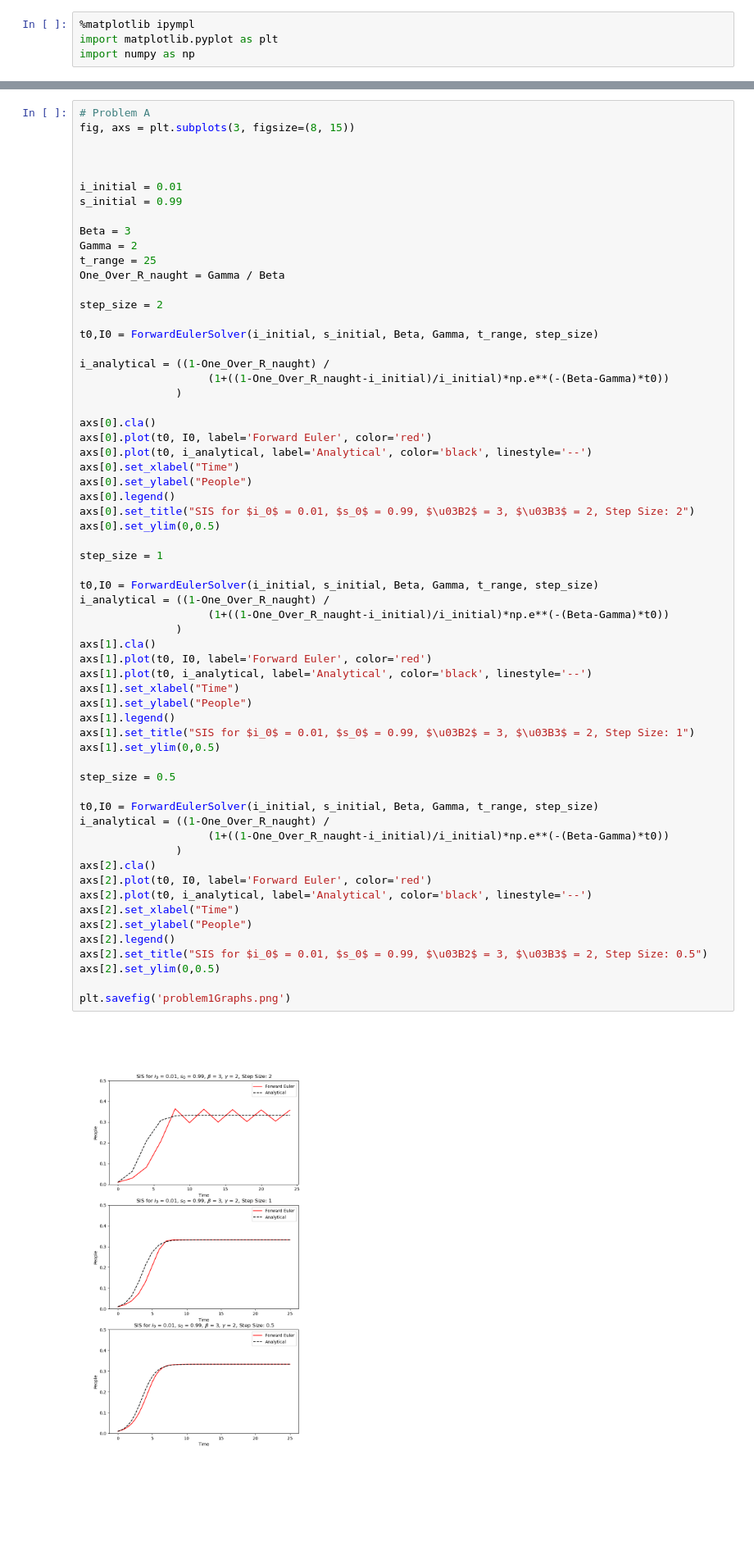
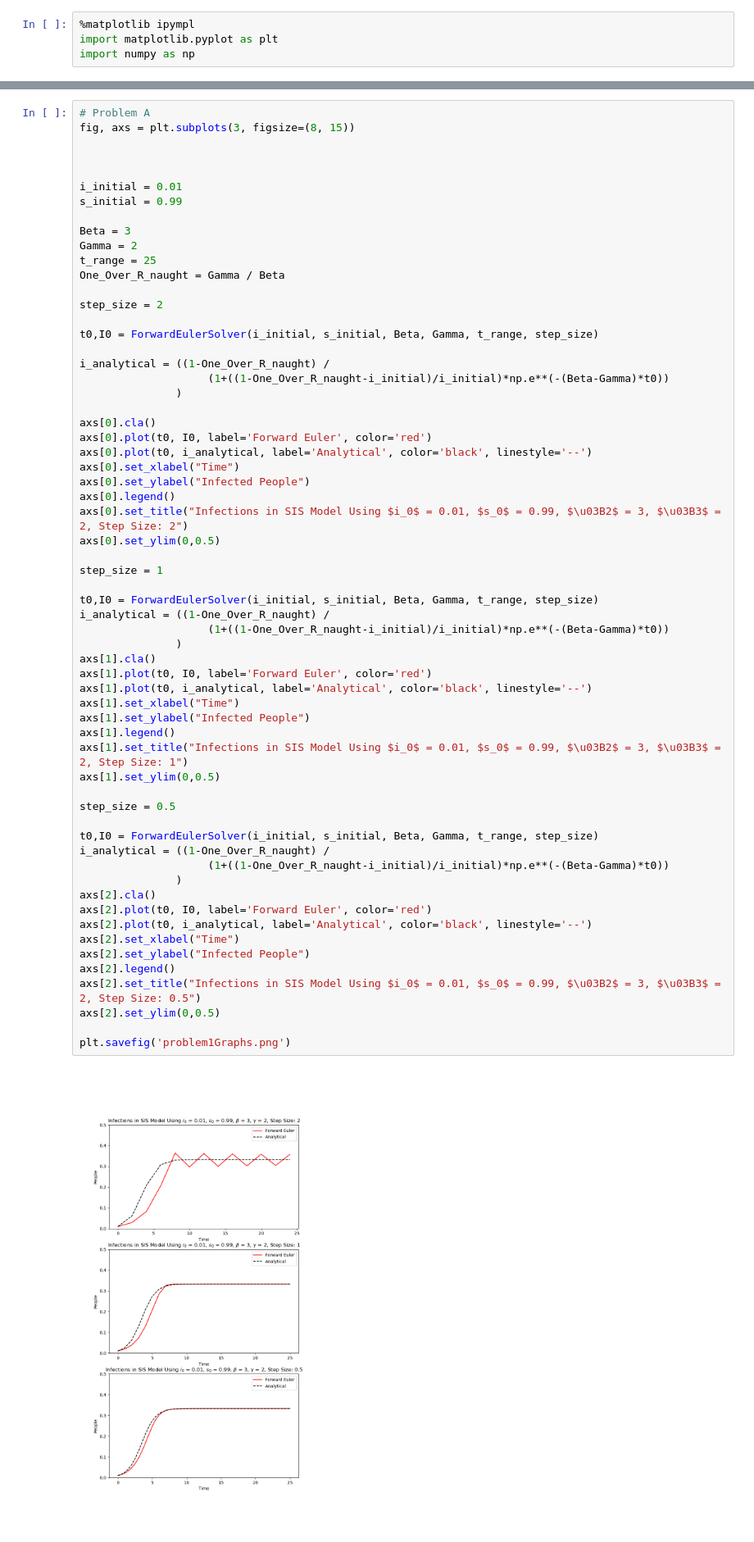
Before and after one commit to mide5396/CSCI4830-Infectious-Disease-Modeling, a Jupyter notebook: Homework 2/problem1.ipynb, the cells around one changed output, grey strips where cells are left out. Shown: that part at 82% size. Drawn from its saved outputs; the diff is of its cells as text; blank space fills up the shorter version.

```diff
--- a/Homework 2/problem1.ipynb
+++ b/Homework 2/problem1.ipynb
@@ -54,44 +54,44 @@ axs[0].cla()
 axs[0].plot(t0, I0, label='Forward Euler', color='red')
 axs[0].plot(t0, i_analytical, label='Analytical', color='black', linestyle='--')
 axs[0].set_xlabel("Time")
-axs[0].set_ylabel("People")
+axs[0].set_ylabel("Infected People")
 axs[0].legend()
-axs[0].set_title("SIS for $i_0$ = 0.01, $s_0$ = 0.99, $\u03B2$ = 3, $\u03B3$ = 2, Step Size: 2")
+axs[0].set_title("Infections in SIS Model Using $i_0$ = 0.01, $s_0$ = 0.99, $\u03B2$ = 3, $\u03B3$ = 2, Step Size: 2")
 axs[0].set_ylim(0,0.5)
 
 step_size = 1
 
 t0,I0 = ForwardEulerSolver(i_initial, s_initial, Beta, Gamma, t_range, step_size)
 i_analytical = ((1-One_Over_R_naught) /
                     (1+((1-One_Over_R_naught-i_initial)/i_initial)*np.e**(-(Beta-Gamma)*t0))
                )
 axs[1].cla()
 axs[1].plot(t0, I0, label='Forward Euler', color='red')
 axs[1].plot(t0, i_analytical, label='Analytical', color='black', linestyle='--')
 axs[1].set_xlabel("Time")
-axs[1].set_ylabel("People")
+axs[1].set_ylabel("Infected People")
 axs[1].legend()
-axs[1].set_title("SIS for $i_0$ = 0.01, $s_0$ = 0.99, $\u03B2$ = 3, $\u03B3$ = 2, Step Size: 1")
+axs[1].set_title("Infections in SIS Model Using $i_0$ = 0.01, $s_0$ = 0.99, $\u03B2$ = 3, $\u03B3$ = 2, Step Size: 1")
 axs[1].set_ylim(0,0.5)
 
 step_size = 0.5
 
 t0,I0 = ForwardEulerSolver(i_initial, s_initial, Beta, Gamma, t_range, step_size)
 i_analytical = ((1-One_Over_R_naught) /
                     (1+((1-One_Over_R_naught-i_initial)/i_initial)*np.e**(-(Beta-Gamma)*t0))
                )
 axs[2].cla()
 axs[2].plot(t0, I0, label='Forward Euler', color='red')
 axs[2].plot(t0, i_analytical, label='Analytical', color='black', linestyle='--')
 axs[2].set_xlabel("Time")
-axs[2].set_ylabel("People")
+axs[2].set_ylabel("Infected People")
 axs[2].legend()
-axs[2].set_title("SIS for $i_0$ = 0.01, $s_0$ = 0.99, $\u03B2$ = 3, $\u03B3$ = 2, Step Size: 0.5")
+axs[2].set_title("Infections in SIS Model Using $i_0$ = 0.01, $s_0$ = 0.99, $\u03B2$ = 3, $\u03B3$ = 2, Step Size: 0.5")
 axs[2].set_ylim(0,0.5)
 
 plt.savefig('problem1Graphs.png')
 # %% [output]
-[figure, old version]
+[figure, new version]
 # %%
 # Problem C
 # Function that uses both Forward Euler and analytical solution
```
